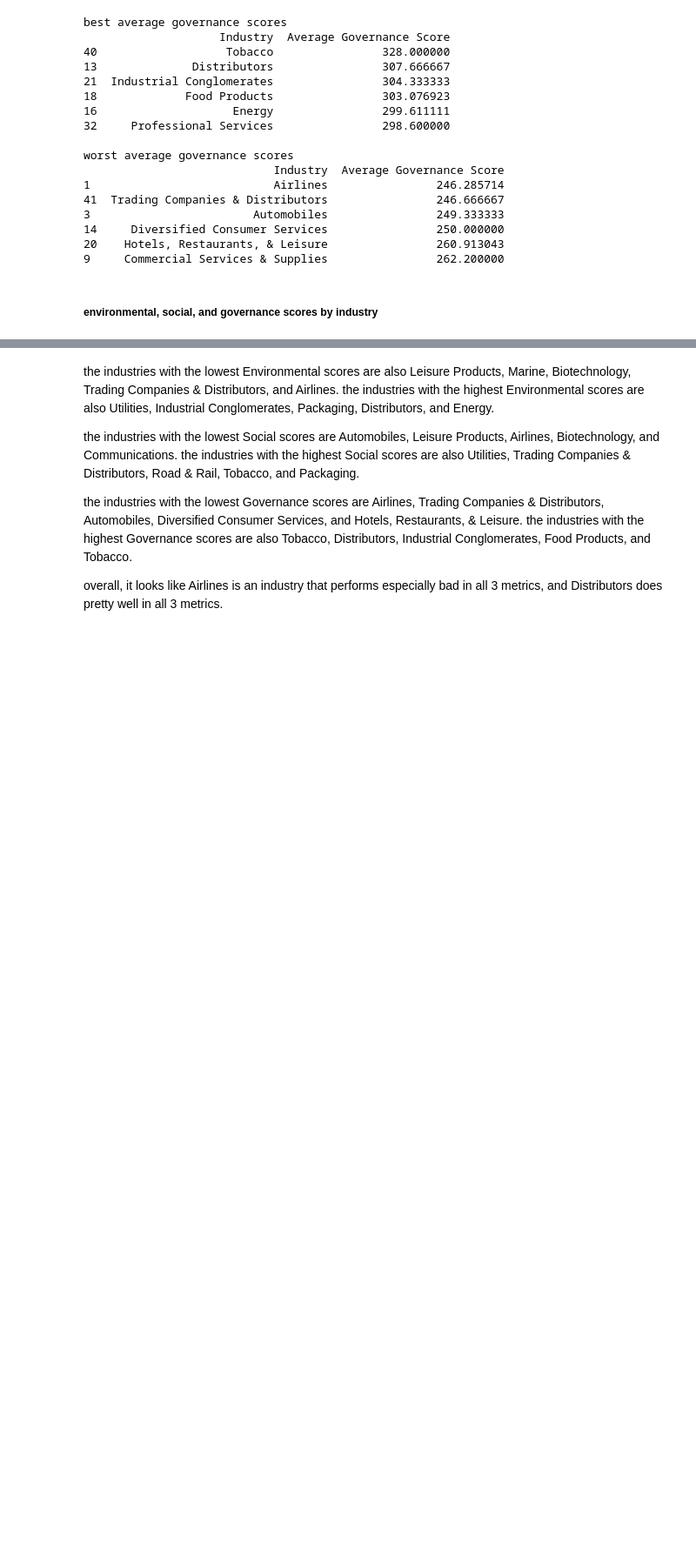
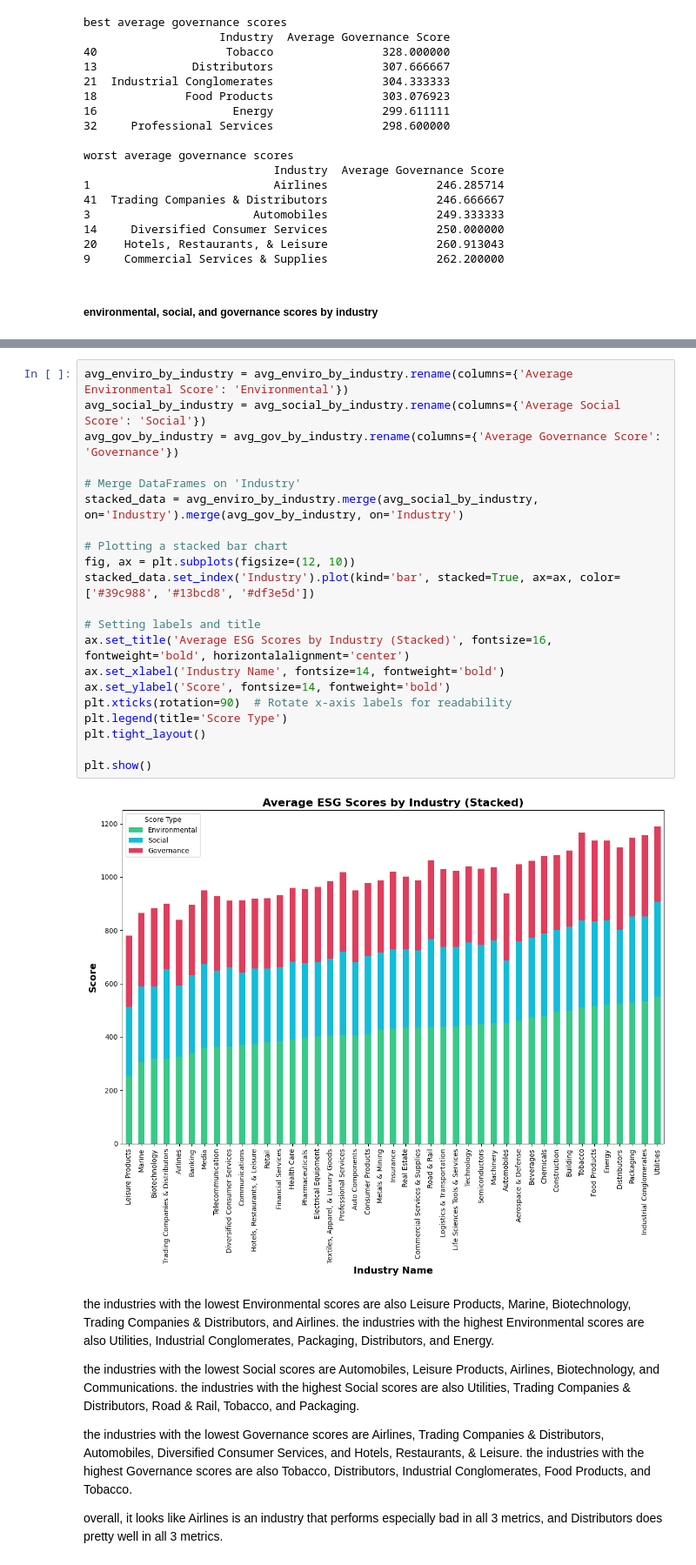
Before and after one commit to anushabishayee/info2950_finalproject, a Jupyter notebook: Phase2..ipynb, the cells around one changed output, grey strips where cells are left out. Shown at 87% size. Drawn from its saved outputs; the diff is of its cells as text; blank space fills up the shorter version.

```diff
--- a/Phase2..ipynb
+++ b/Phase2..ipynb
@@ -525,3 +536,26 @@ plt.show()
+# %%
+avg_enviro_by_industry = avg_enviro_by_industry.rename(columns={'Average Environmental Score': 'Environmental'})
+avg_social_by_industry = avg_social_by_industry.rename(columns={'Average Social Score': 'Social'})
+avg_gov_by_industry = avg_gov_by_industry.rename(columns={'Average Governance Score': 'Governance'})
+
+# Merge DataFrames on 'Industry'
+stacked_data = avg_enviro_by_industry.merge(avg_social_by_industry, on='Industry').merge(avg_gov_by_industry, on='Industry')
+
+# Plotting a stacked bar chart
+fig, ax = plt.subplots(figsize=(12, 10))
+stacked_data.set_index('Industry').plot(kind='bar', stacked=True, ax=ax, color=['#39c988', '#13bcd8', '#df3e5d'])
+
+# Setting labels and title
+ax.set_title('Average ESG Scores by Industry (Stacked)', fontsize=16, fontweight='bold', horizontalalignment='center')
+ax.set_xlabel('Industry Name', fontsize=14, fontweight='bold')
+ax.set_ylabel('Score', fontsize=14, fontweight='bold')
+plt.xticks(rotation=90)  # Rotate x-axis labels for readability
+plt.legend(title='Score Type')
+plt.tight_layout()
+
+plt.show()
+# %% [output]
+[figure, added]
 # %% [markdown]
 the industries with the lowest Environmental scores are also Leisure Products, Marine, Biotechnology, Trading Companies & Distributors, and Airlines. the industries with the highest Environmental scores are also Utilities, Industrial Conglomerates, Packaging, Distributors, and Energy.
 
```
Also changed, not shown: parts of 16 cells of this notebook.
